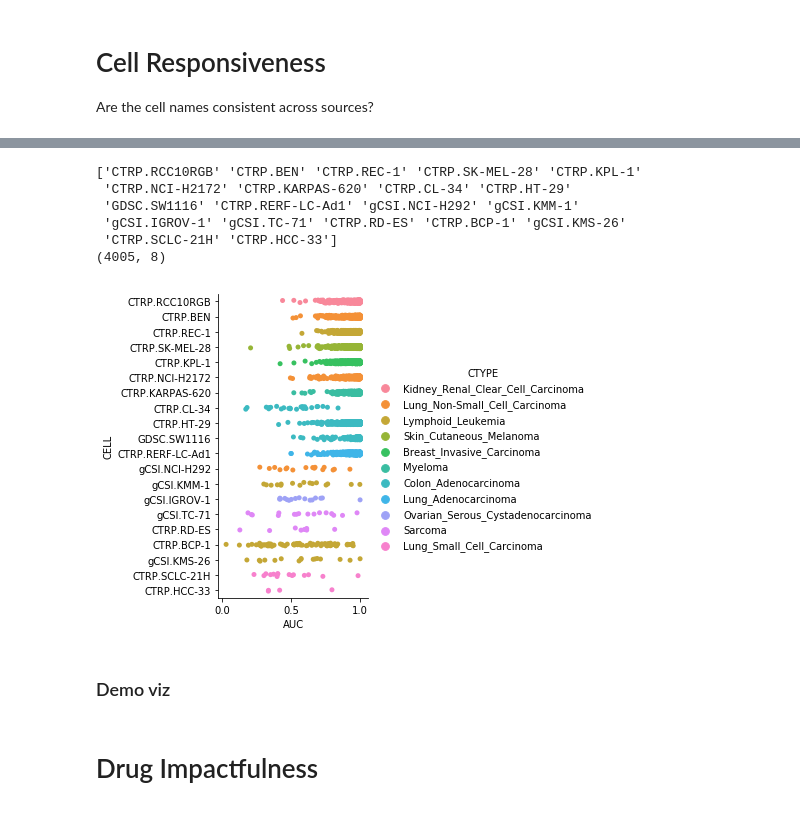
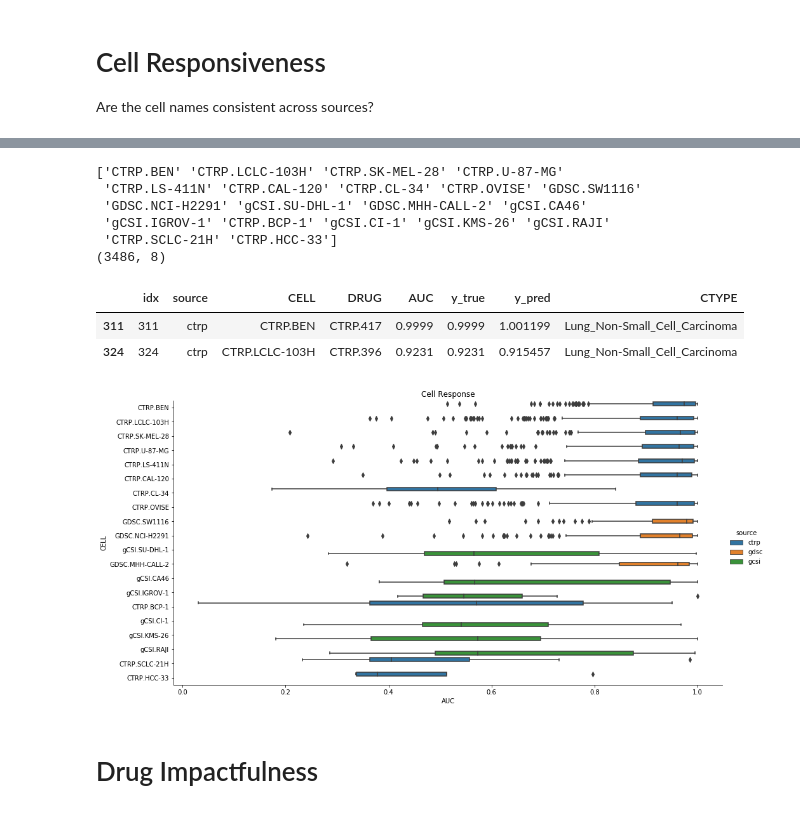
Before and after one commit to adpartin/DrugResponseViz, a Jupyter notebook: notebooks/post_processing.ipynb, the cells around one changed output, grey strips where cells are left out. Saved outputs shown, nothing was run; the diff lists cells and outputs as text; code cells hidden in the pictures.

```diff
--- a/notebooks/post_processing.ipynb
+++ b/notebooks/post_processing.ipynb
@@ -68,6 +71,14 @@ display(cancer_types[:2])
 | 1 | CCLE.DND41 | Acute_Lymphoblastic_Leukemia |
 # %%
 mltype = 'reg'
+# %%
+def plot_target(data_to_plot, y_name, x_name, kind='box', hue_name=None, height=None, aspect=None):
+    """ Plot function. """
+    if hue_name:
+        g = sns.catplot(data=data_to_plot, y=y_name, x=x_name, kind=kind, hue=hue_name, **args);
+    else:
+        g = sns.catplot(data=data_to_plot, y=y_name, x=x_name, kind=kind, **args);
+    return g
 # %% [markdown]
 # Pre-proc data to analyze ML predictions
 
@@ -206,25 +240,20 @@ display(least_rsp_cells[:2])
 # %%
 # Agg most and least responsive cells
-c_names = most_rsp_cells['CELL'].tolist()
-c_names.extend( least_rsp_cells['CELL'].tolist() )
+names = most_rsp_cells[dim].tolist()
+names.extend( least_rsp_cells[dim].tolist() )
 
-tmp_rsp = rsp[ rsp['CELL'].isin(c_names) ].copy()
-print(tmp_rsp['CELL'].unique())
+tmp_rsp = rsp[ rsp[dim].isin(names) ].copy()
+print(tmp_rsp[dim].unique())
 print(tmp_rsp.shape)
+
+display(tmp_rsp[:2])
 # %% [output]
-['CTRP.RCC10RGB' 'CTRP.BEN' 'CTRP.REC-1' 'CTRP.SK-MEL-28' 'CTRP.KPL-1'
- 'CTRP.NCI-H2172' 'CTRP.KARPAS-620' 'CTRP.CL-34' 'CTRP.HT-29'
- 'GDSC.SW1116' 'CTRP.RERF-LC-Ad1' 'gCSI.NCI-H292' 'gCSI.KMM-1'
- 'gCSI.IGROV-1' 'gCSI.TC-71' 'CTRP.RD-ES' 'CTRP.BCP-1' 'gCSI.KMS-26'
+['CTRP.BEN' 'CTRP.LCLC-103H' 'CTRP.SK-MEL-28' 'CTRP.U-87-MG'
+ 'CTRP.LS-411N' 'CTRP.CAL-120' 'CTRP.CL-34' 'CTRP.OVISE' 'GDSC.SW1116'
+ 'GDSC.NCI-H2291' 'gCSI.SU-DHL-1' 'GDSC.MHH-CALL-2' 'gCSI.CA46'
+ 'gCSI.IGROV-1' 'CTRP.BCP-1' 'gCSI.CI-1' 'gCSI.KMS-26' 'gCSI.RAJI'
  'CTRP.SCLC-21H' 'CTRP.HCC-33']
-(4005, 8)
+(3486, 8)
+|  | idx | source | CELL | DRUG | AUC | y_true | y_pred | CTYPE |
+| 311 | 311 | ctrp | CTRP.BEN | CTRP.417 | 0.9999 | 0.9999 | 1.001199 | Lung_Non-Small_Cell_Carcinoma |
+| 324 | 324 | ctrp | CTRP.LCLC-103H | CTRP.396 | 0.9231 | 0.9231 | 0.915457 | Lung_Non-Small_Cell_Carcinoma |
-# %%
-# g = sns.catplot(data=tmp_rsp, x='CELL', y='AUC', kind='strip', hue='CTYPE');
-# g.set_xticklabels(rotation=70);
-
-g = sns.catplot(data=tmp_rsp, y='CELL', x='AUC', kind='strip', hue='CTYPE');
-# g = sns.catplot(data=tmp_rsp, y='CELL', x='AUC', kind='strip', hue='source');
-# %% [output]
-[figure, removed]
-# %% [markdown]
-### Demo viz
@@ -241,0 +260,17 @@ g = sns.catplot(data=tmp_rsp, y='CELL', x='AUC', kind='strip', hue='CTYPE');
+# %%
+# https://www.drawingfromdata.com/setting-figure-size-using-seaborn-and-matplotlib
+y_name='CELL'
+x_name='AUC'
+hue_name='source'
+# hue_name='CTYPE'
+data_to_plot=tmp_rsp
+args={'height': 7, 'aspect': 2}
+
+# g = plot_target(data_to_plot, y_name=y_name, x_name=x_name, kind='strip', hue_name=hue_name, **args)
+g = plot_target(data_to_plot, y_name=y_name, x_name=x_name, kind='box', hue_name=hue_name, **args)
+# g = plot_target(data_to_plot, y_name=y_name, x_name=x_name, kind='violin', hue_name=hue_name, **args)
+
+plt.title('Cell Response')
+plt.savefig(out_figs/'cell_response.png', dpi=100)
+# %% [output]
+[figure, added]
```
Also changed, not shown: parts of 29 cells of this notebook, 3 other files.
